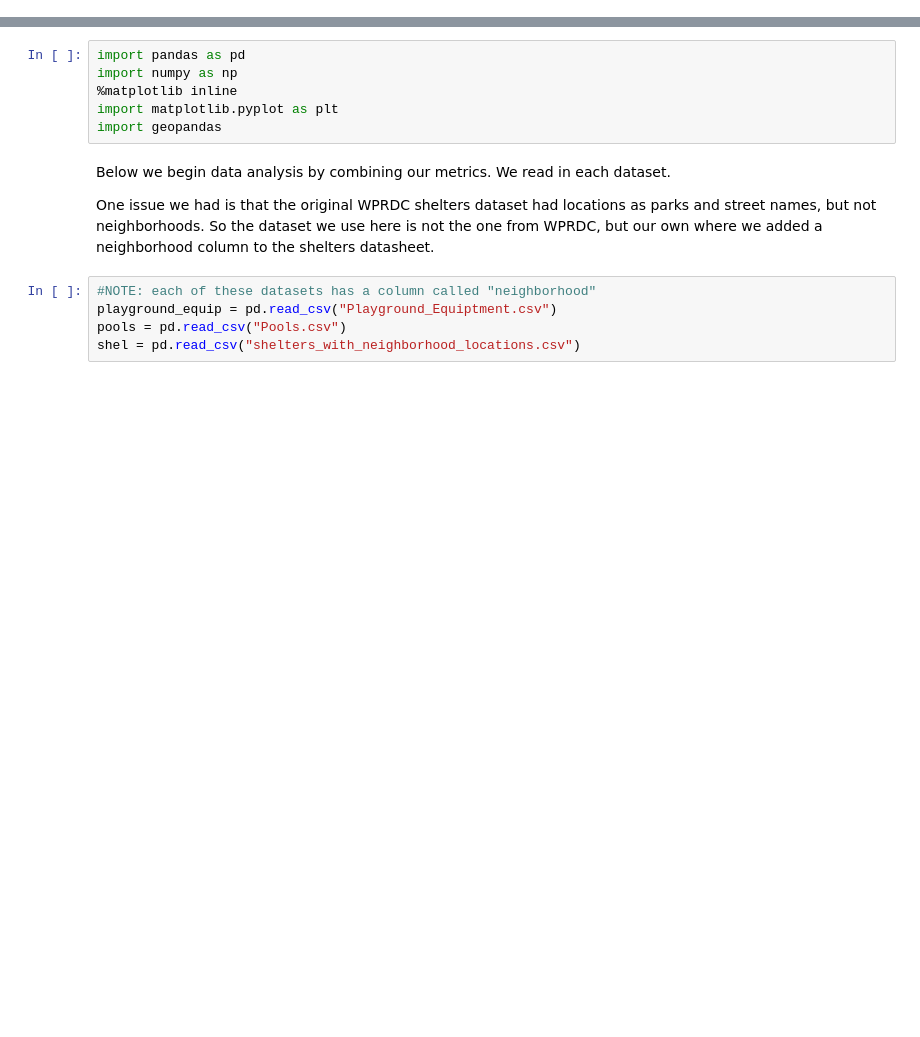
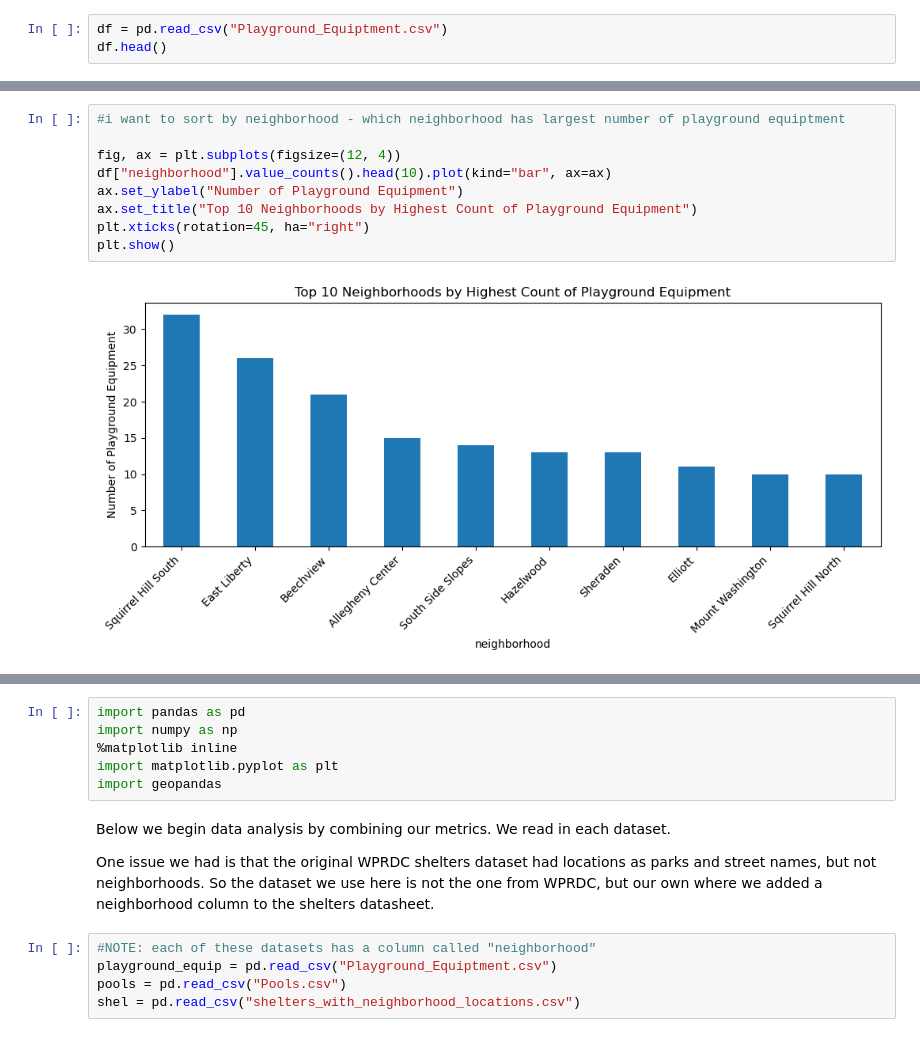
Before and after one commit to hughesc13/best-pgh-neighborhood, a Jupyter notebook: combined_metrics.ipynb, the cells around one changed output, grey strips where cells are left out. Cells and saved outputs as stored; diff of their text form; blank space fills up the shorter version.

```diff
--- a/combined_metrics.ipynb
+++ b/combined_metrics.ipynb
@@ -32,0 +34,3 @@ We retrieved the associated datasets from the WPRDC. These datasets offer a conc
+# %%
+df = pd.read_csv("Playground_Equiptment.csv")
+df.head()
@@ -32,0 +53,11 @@ We retrieved the associated datasets from the WPRDC. These datasets offer a conc
+# %%
+#i want to sort by neighborhood - which neighborhood has largest number of playground equiptment
+
+fig, ax = plt.subplots(figsize=(12, 4))
+df["neighborhood"].value_counts().head(10).plot(kind="bar", ax=ax)
+ax.set_ylabel("Number of Playground Equipment")
+ax.set_title("Top 10 Neighborhoods by Highest Count of Playground Equipment")
+plt.xticks(rotation=45, ha="right")
+plt.show()
+# %% [output]
+[figure, added]
```
Also changed, not shown: parts of 17 cells of this notebook, 2 other files.
